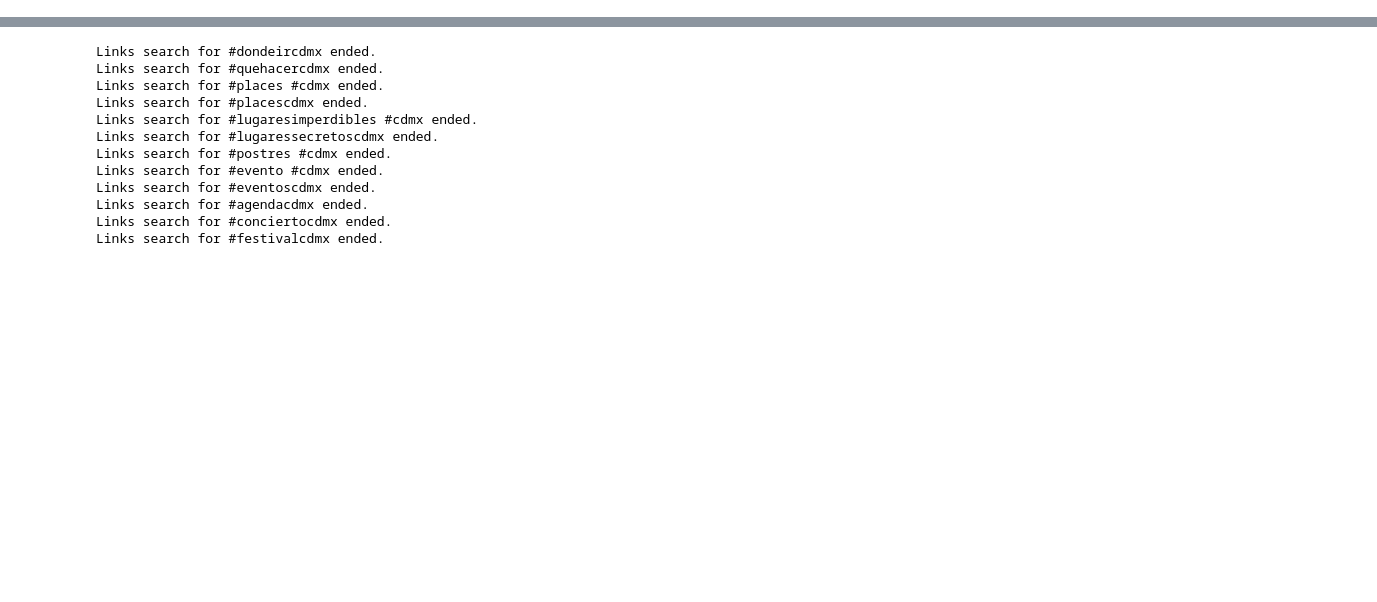
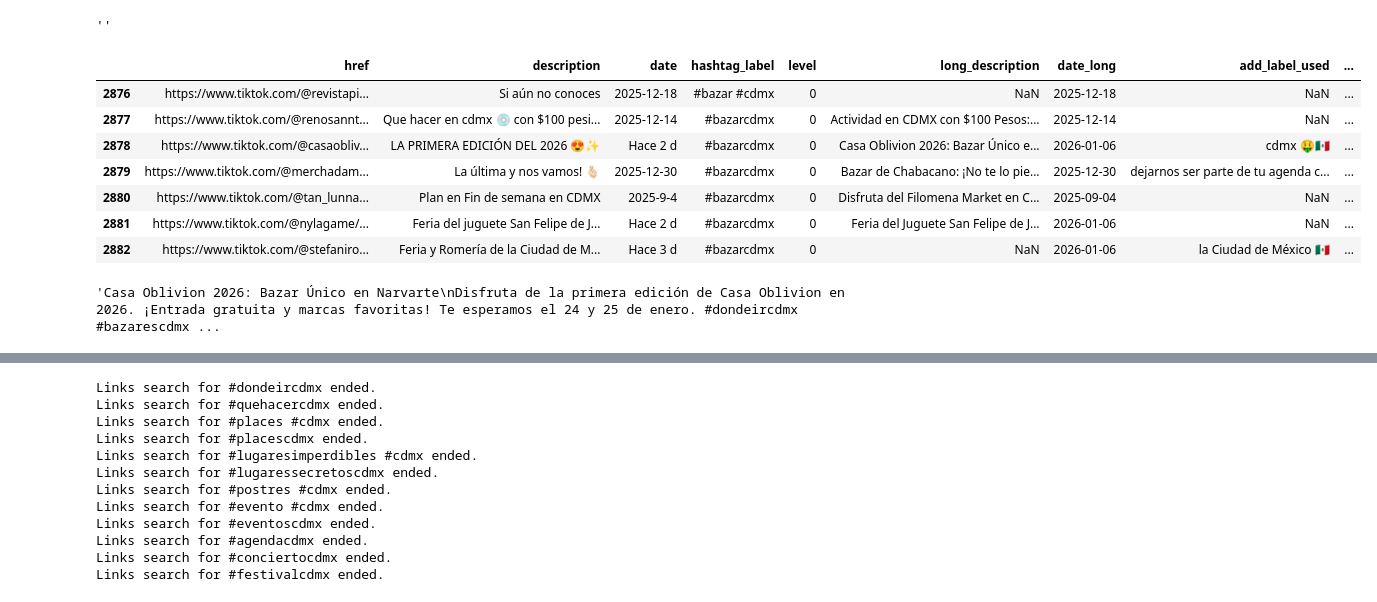
Before and after one commit to edgar-daniel-codes/where_2_go, a Jupyter notebook: draft.ipynb, the cells around one changed output, grey strips where cells are left out. Drawn from its saved outputs; the diff is of its cells as text; code cells hidden in the pictures; blank space fills up the shorter version.

```diff
--- a/draft.ipynb
+++ b/draft.ipynb
@@ -31,5 +31,14 @@ MAX_DEPTH = 5 # Iteration loop over each initial video
 
 RAW_DATA = "./data/raw/"
 ROOT_FILE = "root_links.csv"
-DAY_FILE = f"day_file_{CITY}_{pd.to_datetime(dt.datetime.today()).strftime('%Y-%m-%d')}.csv"
+DAY_FILE = f"day_file_{CITY}_2026-01-05.csv"
 DAYS_FRESHNESS = 300
+
+# Mexico City (CDMX) bounding box
+# Format: (min_lat, min_lon, max_lat, max_lon)
+CITY_BBOX = (
+    19.0000,   # min_lat (south)
+    -99.3600,  # min_lon (west)
+    19.6000,   # max_lat (north)
+    -98.9400   # max_lon (east)
+)
@@ -35,0 +177,22 @@ DAYS_FRESHNESS = 300
+# %%
+sites_df = pd.read_csv(RAW_DATA + DAY_FILE)
+sites_df.description = sites_df.description.fillna('')
+# %%
+sites_df.loc[3,['description']].values[0]
+# %% [output]
+''
+# %%
+sites_df.tail(7)#.query(""" (ind_found == True) and (osm_name_label != 'Ciudad de México, México') """)
+# %% [output]
+|  | href | description | date | hashtag_label | level | long_description | date_long | add_label_used | ... |
+| 2876 | https://www.tiktok.com/@revistapi... | Si aún no conoces | 2025-12-18 | #bazar #cdmx | 0 | NaN | 2025-12-18 | NaN | ... |
+| 2877 | https://www.tiktok.com/@renosannt... | Que hacer en cdmx 💿 con $100 pesi... | 2025-12-14 | #bazarcdmx | 0 | Actividad en CDMX con $100 Pesos:... | 2025-12-14 | NaN | ... |
+| 2878 | https://www.tiktok.com/@casaobliv... | LA PRIMERA EDICIÓN DEL 2026 😍✨ | Hace 2 d | #bazarcdmx | 0 | Casa Oblivion 2026: Bazar Único e... | 2026-01-06 | cdmx 🤑🇲🇽 | ... |
+| 2879 | https://www.tiktok.com/@merchadam... | La última y nos vamos! 🫰🏻 | 2025-12-30 | #bazarcdmx | 0 | Bazar de Chabacano: ¡No te lo pie... | 2025-12-30 | dejarnos ser parte de tu agenda c... | ... |
+| 2880 | https://www.tiktok.com/@tan_lunna... | Plan en Fin de semana en CDMX | 2025-9-4 | #bazarcdmx | 0 | Disfruta del Filomena Market en C... | 2025-09-04 | NaN | ... |
+| 2881 | https://www.tiktok.com/@nylagame/... | Feria del juguete San Felipe de J... | Hace 2 d | #bazarcdmx | 0 | Feria del Juguete San Felipe de J... | 2026-01-06 | NaN | ... |
+| 2882 | https://www.tiktok.com/@stefaniro... | Feria y Romería de la Ciudad de M... | Hace 3 d | #bazarcdmx | 0 | NaN | 2026-01-06 | la Ciudad de México 🇲🇽 | ... |
+# %%
+sites_df.loc[2878, "long_description"]
+# %% [output]
+'Casa Oblivion 2026: Bazar Único en Narvarte\nDisfruta de la primera edición de Casa Oblivion en 2026. ¡Entrada gratuita y marcas favoritas! Te esperamos el 24 y 25 de enero. #dondeircdmx #bazarescdmx ...
```
Also changed, not shown: parts of 11 cells of this notebook, 1 other file.
